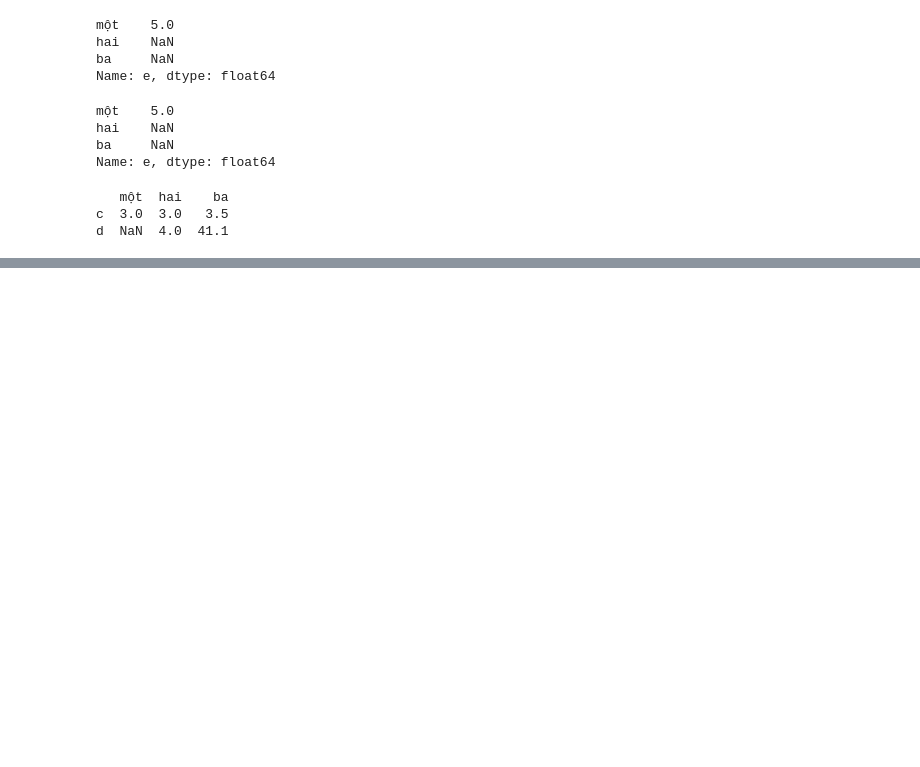
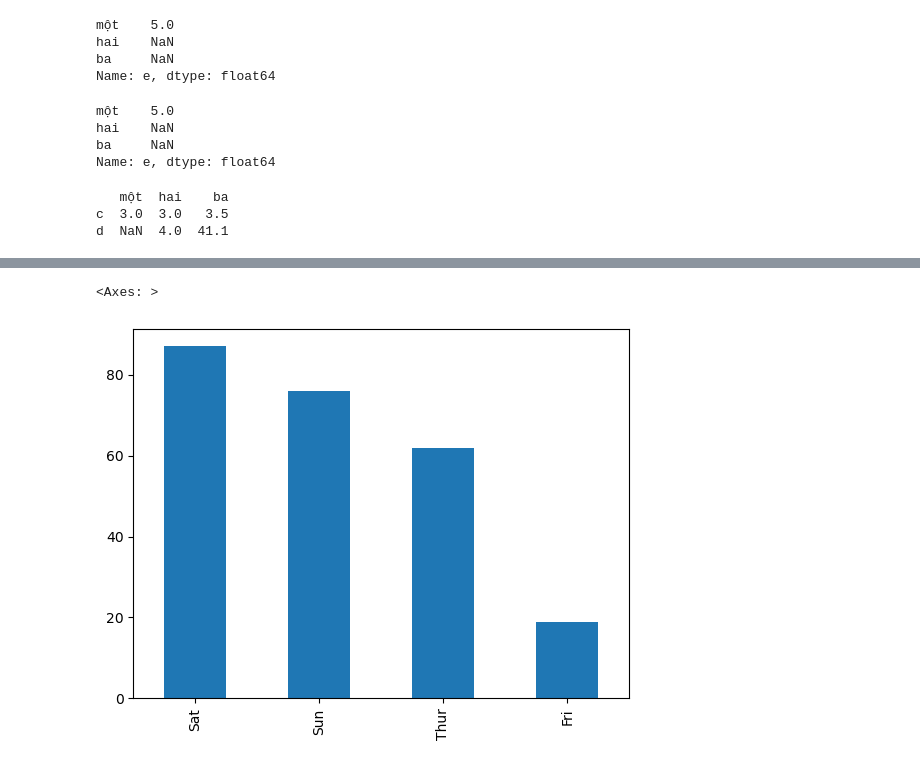
Before and after one commit to hungei/PTDL-24-25, a Jupyter notebook: notebook/pandas.ipynb, the cells around one changed output, grey strips where cells are left out. Cells and saved outputs as stored; diff of their text form; code cells hidden in the pictures; blank space fills up the shorter version.

```diff
--- a/notebook/pandas.ipynb
+++ b/notebook/pandas.ipynb
@@ -364,0 +359,3 @@ print(d)
+# %%
+tip_df=pd.read_csv('tips.csv')
+df.info
@@ -364,0 +422,6 @@ print(d)
+# %%
+import matplotlib.pyplot as plt
+tip_df['day'].value_counts().plot(kind='bar')
+# %% [output]
+<Axes: >
+[figure, added]
```
Also changed, not shown: parts of 9 cells of this notebook, 5 other files.
